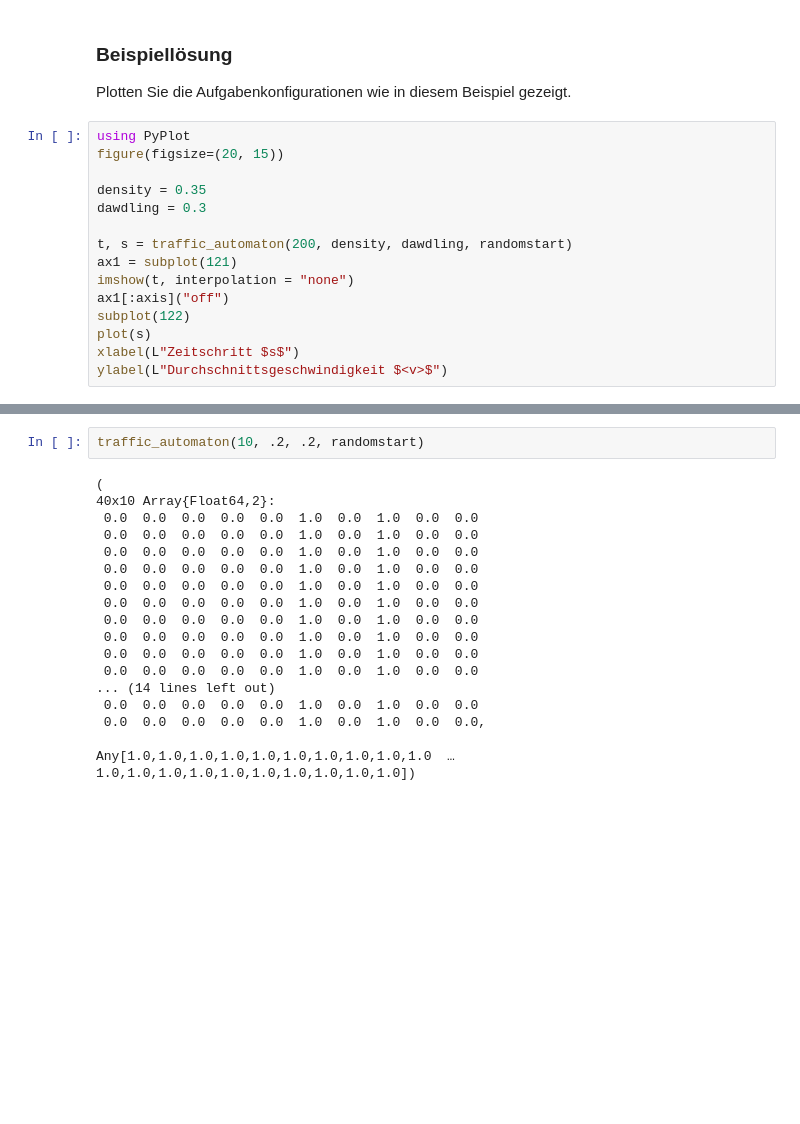
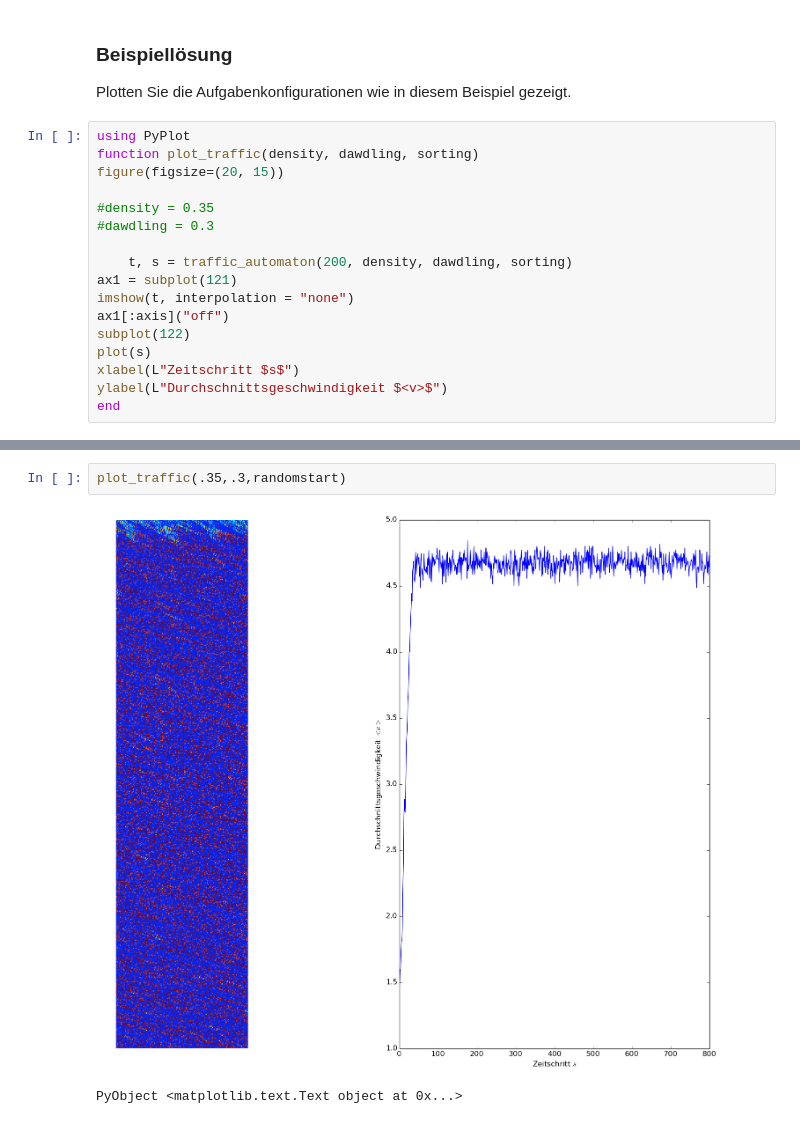
Before and after one commit to Handfeger/compphys-2016, a Jupyter notebook: uebung_04/04_stau_aus_dem_nichts.ipynb, the cells around one changed output, grey strips where cells are left out. Drawn from its saved outputs; the diff is of its cells as text; blank space fills up the shorter version.

```diff
--- a/uebung_04/04_stau_aus_dem_nichts.ipynb
+++ b/uebung_04/04_stau_aus_dem_nichts.ipynb
@@ -134,12 +137,13 @@ traffic_automaton (generic function with 1 method)
 Plotten Sie die Aufgabenkonfigurationen wie in diesem Beispiel gezeigt.
 # %%
 using PyPlot
+function plot_traffic(density, dawdling, sorting)
 figure(figsize=(20, 15))
 
-density = 0.35
-dawdling = 0.3
+#density = 0.35
+#dawdling = 0.3
 
-t, s = traffic_automaton(200, density, dawdling, randomstart)
+    t, s = traffic_automaton(200, density, dawdling, sorting)
 ax1 = subplot(121)
 imshow(t, interpolation = "none")
 ax1[:axis]("off")
@@ -147,4 +151,5 @@ subplot(122)
 plot(s)
 xlabel(L"Zeitschritt $s$")
 ylabel(L"Durchschnittsgeschwindigkeit $<v>$")
+end
 # %% [output]
@@ -153,20 +157,5 @@ PyObject <matplotlib.text.Text object at 0x...>
-# %%
-traffic_automaton(10, .2, .2, randomstart)
-# %% [output]
-(
-40x10 Array{Float64,2}:
- 0.0  0.0  0.0  0.0  0.0  1.0  0.0  1.0  0.0  0.0
- 0.0  0.0  0.0  0.0  0.0  1.0  0.0  1.0  0.0  0.0
- 0.0  0.0  0.0  0.0  0.0  1.0  0.0  1.0  0.0  0.0
- 0.0  0.0  0.0  0.0  0.0  1.0  0.0  1.0  0.0  0.0
- 0.0  0.0  0.0  0.0  0.0  1.0  0.0  1.0  0.0  0.0
- 0.0  0.0  0.0  0.0  0.0  1.0  0.0  1.0  0.0  0.0
- 0.0  0.0  0.0  0.0  0.0  1.0  0.0  1.0  0.0  0.0
- 0.0  0.0  0.0  0.0  0.0  1.0  0.0  1.0  0.0  0.0
- 0.0  0.0  0.0  0.0  0.0  1.0  0.0  1.0  0.0  0.0
- 0.0  0.0  0.0  0.0  0.0  1.0  0.0  1.0  0.0  0.0
-... (14 lines left out)
- 0.0  0.0  0.0  0.0  0.0  1.0  0.0  1.0  0.0  0.0
- 0.0  0.0  0.0  0.0  0.0  1.0  0.0  1.0  0.0  0.0,
-
-Any[1.0,1.0,1.0,1.0,1.0,1.0,1.0,1.0,1.0,1.0  …  1.0,1.0,1.0,1.0,1.0,1.0,1.0,1.0,1.0,1.0])
+# %%
+plot_traffic(.35,.3,randomstart)
+# %% [output]
+[figure, added]
+PyObject <matplotlib.text.Text object at 0x...>
```
Also changed, not shown: parts of 4 cells of this notebook.
